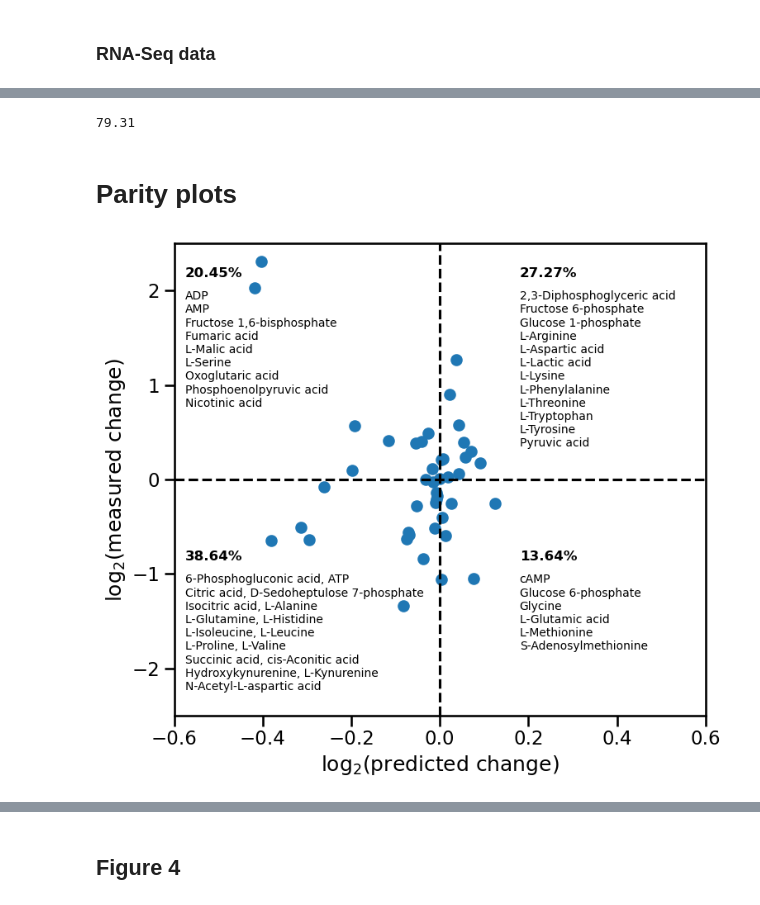
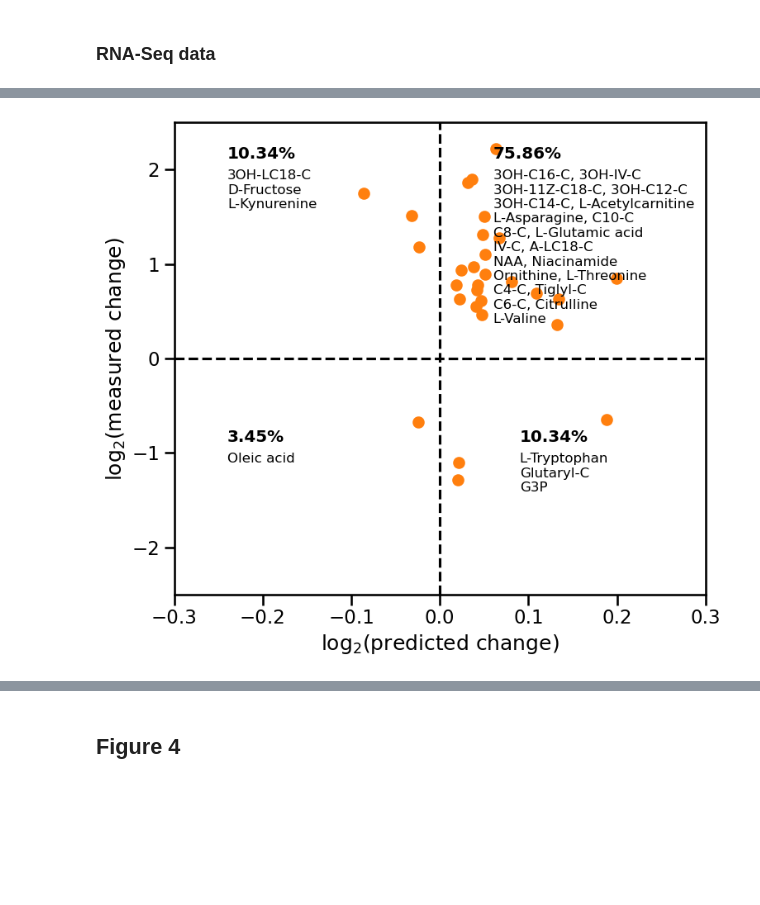
Before and after one commit to MolecularBioinformatics/prm_manuscript, a Jupyter notebook: jupyter_notebooks/figures_main_text.ipynb, the cells around one changed output, grey strips where cells are left out. Drawn from its saved outputs; the diff is of its cells as text; code cells hidden in the pictures; blank space fills up the shorter version.

```diff
--- a/jupyter_notebooks/figures_main_text.ipynb
+++ b/jupyter_notebooks/figures_main_text.ipynb
@@ -42,6 +90,8 @@ res_uc = pd.read_csv('../data/pr_prot_uc_vs_healthy.csv', sep='\t', index_col=0)
 # %%
-# Figure 2a
-plot.hist(pr=np.log2(res_slc25a51ko.mean(axis=1)), bins=13, figsize=(8, 7), xlim=(-1.0, 1.0),
-          ylim=(0, 2e4), xlabel='log$_2$(predicted change)', ylabel='no. of metabolites',
-          save=True, filename='../../biomarker_predictions/manuscript/submission/images/Figure_2a.svg')
+# Figure 3a
+sns.set_context('talk', font_scale=1.0)
+plot.hist(pr=np.log2(res_uc.mean(axis=1)),
+          figsize=(8,7), xlim=(-1., 1.), bins=19, color='C1', ylim=(0, 2e4),
+          xlabel='log$_2$(predicted change)', ylabel='no. of metabolites',
+          save=True, filename='../../biomarker_predictions/manuscript/submission/images/Figure_3a.svg')
 # %% [output]
@@ -57,6 +98,0 @@ plot.hist(pr=np.log2(res_uc.mean(axis=1)),
-# %%
-75.86+3.45
-# %% [output]
-79.31
-# %% [markdown]
-# Parity plots
@@ -69,13 +108,31 @@ df = wf.prep_data(model=model, rna=rna_slc25a51ko, mets=met_slc25a51ko, res=_res
+# %%
+def rename_index(df):
+    df = df.rename(index={'3-Hydroxyhexadecanoylcarnitine': '3OH-C16-C',
+                          '3-Hydroxy-Isovaleryl Carnitine': '3OH-IV-C',
+                          '3-Hydroxy-11Z-octadecenoylcarnitine': '3OH-11Z-C18-C',
+                          '3-Hydroxydodecanoylcarnitine': '3OH-C12-C',
+                          '3-Hydroxy-Tetradecanoyl Carnitine': '3OH-C14-C',
+                          'Decanoylcarnitine': 'C10-C',
+                          'L-Octanoylcarnitine': 'C8-C',
+                          '(3S)-3-Hydroxylinoleoyl-CoA': '3OH-LC18-C',
+                          'Isovaleryl Carnitine': 'IV-C',
+                          'N-Acetyl-L-aspartic acid': 'NAA',
+                          'Alpha-linolenyl carnitine': 'A-LC18-C',
+                          'Butyrylcarnitine': 'C4-C',
+                          'Tiglyl Carnitine': 'Tiglyl-C',
+                          'Glutaryl Carnitine': 'Glutaryl-C',
+                          'Hexanoyl Carnitine': 'C6-C',
+                          'Glycerol 3-phosphate': 'G3P',})
+    return df
 # %%
-# Figure 2b
-_df = df[~df.index.isin(['D-Glucose', ])]
-plot.parity(data=_df, xcolumn='Measured', ycolumn='Predicted',
+sns.set_context('talk', font_scale=1.0)
+plot.parity(data=rename_index(df.loc[df.hue == 'C1']), xcolumn='Measured', ycolumn='Predicted',
             show_percentage=True, show_names=True, alpha=1.0,
-            figsize=(8, 7), edgecolor=None,
+            xlim=(-0.3, 0.3), ylim=(-2.5, 2.5), edgecolor=None,
             ylabel='log$_2$(measured change)', xlabel='log$_2$(predicted change)',
-            n=[1, 1, 2, 1], fsize=10, xlim=(-0.6, 0.6), ylim=(-2.5, 2.5),
-            l_p=[(0.02, 0.95), (0.65, 0.95), (0.02, 0.35), (0.65, 0.35)],
-            l_n=[(0.02, 0.90), (0.65, 0.90), (0.02, 0.30), (0.65, 0.30)],
-            save=True, filename='../../biomarker_predictions/manuscript/submission/images/Figure_2b.svg')
+            n=[1, 2, 2, 1], figsize=(8, 7), color='C1',
+            l_p=[(0.1, 0.95), (0.6, 0.95), (0.1, 0.35), (0.65, 0.35)],
+            l_n=[(0.1, 0.90), (0.6, 0.90), (0.1, 0.30), (0.65, 0.30)],
+            fsize=12, save=True, filename='../../biomarker_predictions/manuscript/submission/images/Figure_3b.svg')
 # %% [output]
-[figure, old version]
+[figure, new version]
```
Also changed, not shown: parts of 33 cells of this notebook, 6 other files.
